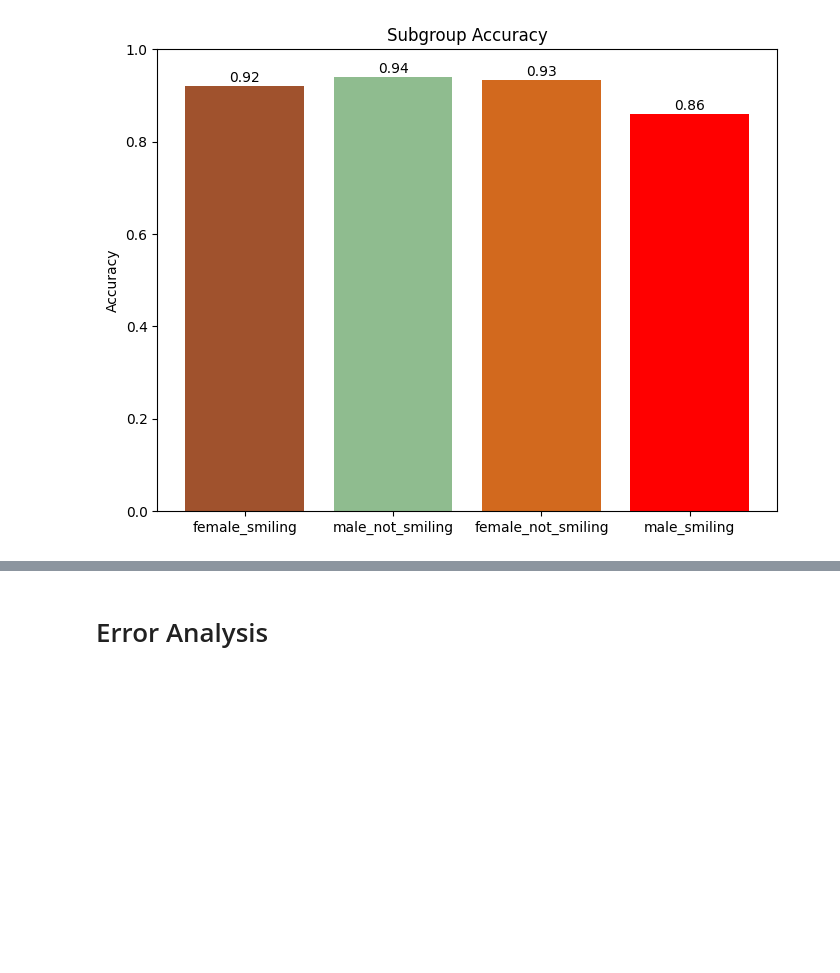
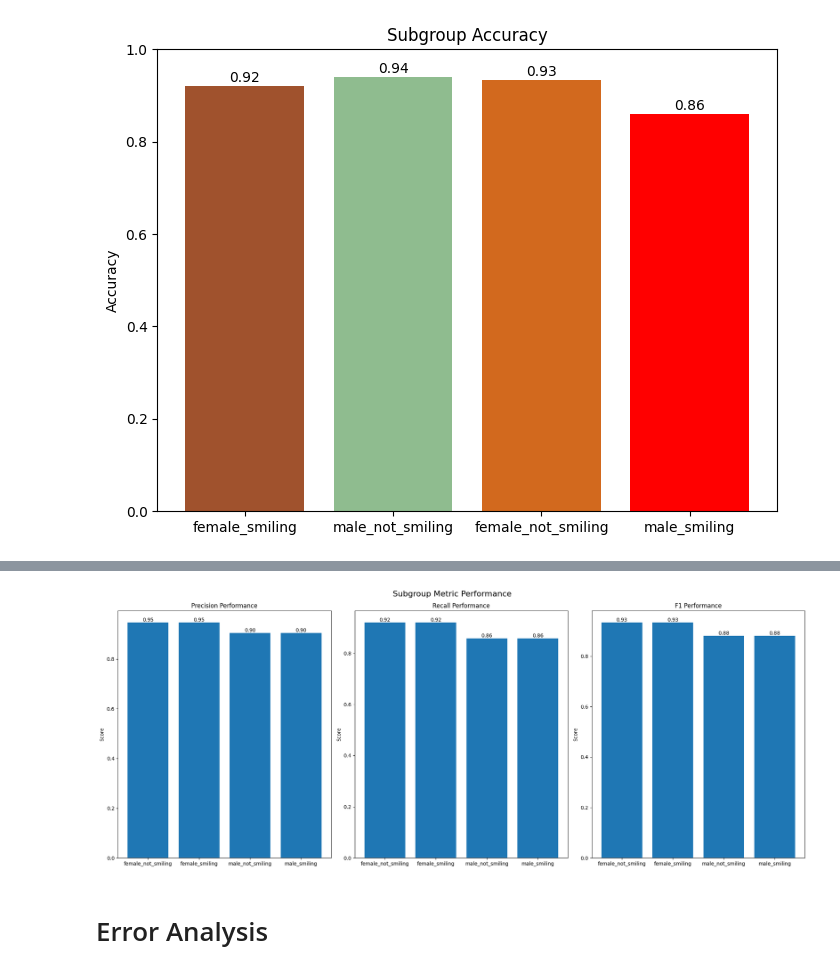
Before and after one commit to meniquejojo/Image-Classification-and-bias-model, a Jupyter notebook: Notebooks/bias_model.ipynb, the cells around one changed output, grey strips where cells are left out. Saved outputs shown, nothing was run; the diff lists cells and outputs as text; code cells hidden in the pictures; blank space fills up the shorter version.

```diff
--- a/Notebooks/bias_model.ipynb
+++ b/Notebooks/bias_model.ipynb
@@ -357,3 +471,45 @@ Interpretation:
+# %%
+categories = list(subgroup_metrics.keys())
+precision_values = [m['precision'] for m in subgroup_metrics.values()]
+recall_values = [m['recall'] for m in subgroup_metrics.values()]
+f1_values = [m['f1_score'] for m in subgroup_metrics.values()]
+
+fig, (ax1, ax2, ax3) = plt.subplots(1, 3, figsize=(20, 8))
+
+bars1 = ax1.bar(categories, precision_values)
+ax1.set_ylabel('Score')
+ax1.set_title('Precision Performance')
+
+bars2 = ax2.bar(categories, recall_values)
+ax2.set_ylabel('Score')
+ax2.set_title('Recall Performance')
+
+bars3 = ax3.bar(categories, f1_values)
+ax3.set_ylabel('Score')
+ax3.set_title('F1 Performance')
+
+# ---- Add value labels ----
+def add_labels(ax, bars):
+    for bar in bars:
+        height = bar.get_height()
+        ax.text(
+            bar.get_x() + bar.get_width() / 2,
+            height,
+            f"{height:.2f}",
+            ha='center',
+            va='bottom',
+            fontsize=10
+        )
+
+add_labels(ax1, bars1)
+add_labels(ax2, bars2)
+add_labels(ax3, bars3)
+
+fig.suptitle('Subgroup Metric Performance', fontsize=16)
+fig.tight_layout()
+plt.show()
+# %% [output]
+[figure, added]
 # %% [markdown]
 # Error Analysis
 # %%
```
Also changed, not shown: parts of 7 cells of this notebook.
